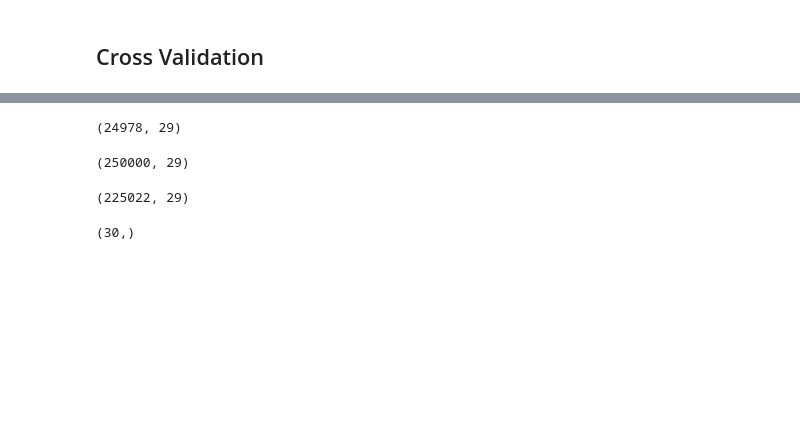
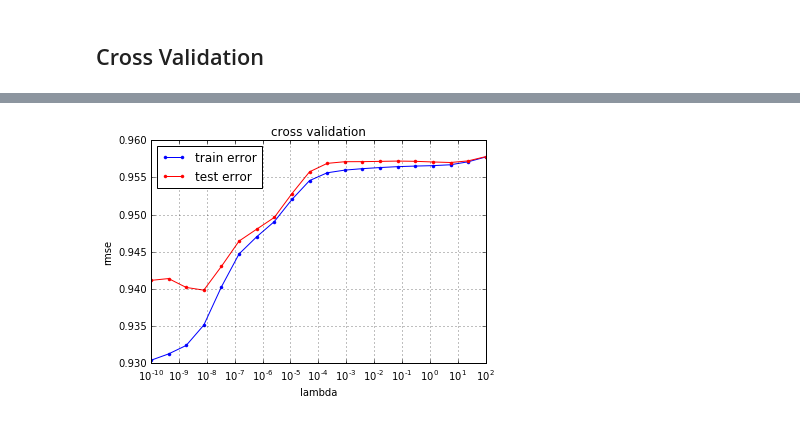
Before and after one commit to zhi-g/ml-project1, a Jupyter notebook: ML_methods/Best Model!.ipynb, the cells around one changed output, grey strips where cells are left out. Drawn from its saved outputs; the diff is of its cells as text; code cells hidden in the pictures; blank space fills up the shorter version.

```diff
--- a/ML_methods/Best Model!.ipynb
+++ b/ML_methods/Best Model!.ipynb
@@ -244,5 +208,0 @@ cross_validation_demo(x0,y0,4,2)
-# %%
-ki = build_k_indices(y0, 4, 5)
-tX[ki[3],:].shape
-# %% [output]
-(24978, 29)
@@ -251,8 +208,0 @@ tX_copy = tX.copy()
-# %%
-tX.shape
-# %% [output]
-(250000, 29)
-# %%
-np.delete(tX_copy, ki[3], axis=0).shape
-# %% [output]
-(225022, 29)
@@ -261,4 +209,6 @@ lambdas = np.logspace(-4, 0, 30)
-# %%
-lambdas.shape
-# %% [output]
-(30,)
+# %%
+# model 1, the error is extremely small.
+# lambda = 10
+cross_validation_demo(x1,y1,10)
+# %% [output]
+[figure, added]
```
Also changed, not shown: parts of 43 cells of this notebook.
